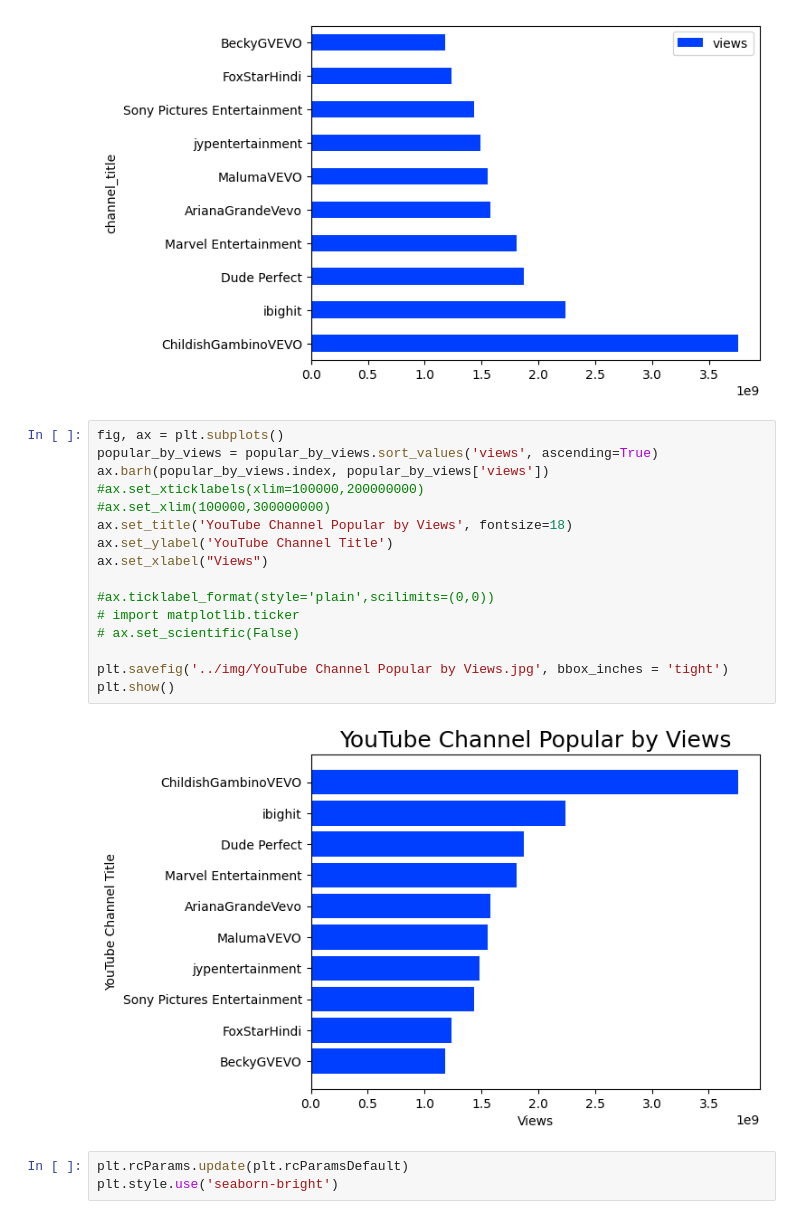
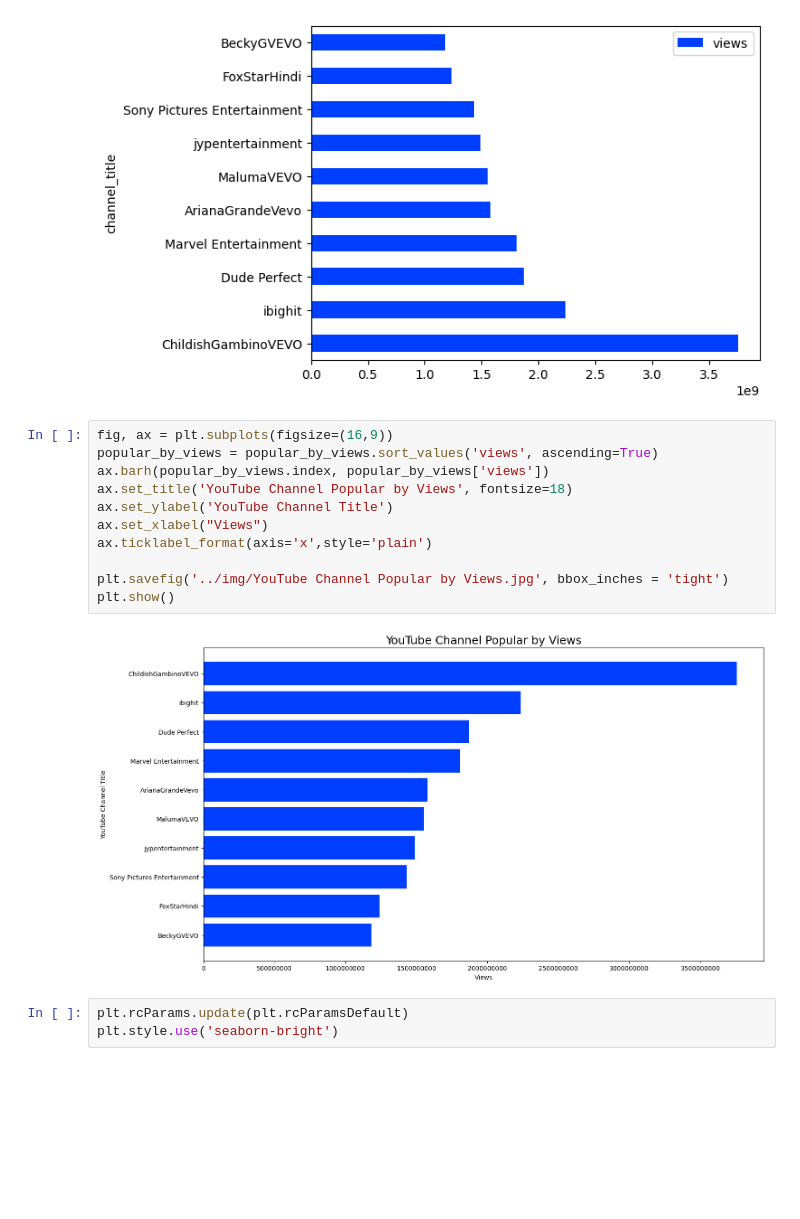
Before and after one commit to morgancoad/pandas-eda-casestudy-overview, a Jupyter notebook: notebooks/test_youtube.ipynb, the cells around one changed output. Cells and saved outputs as stored; diff of their text form; blank space fills up the shorter version.

```diff
--- a/notebooks/test_youtube.ipynb
+++ b/notebooks/test_youtube.ipynb
@@ -140,23 +153,18 @@ popular_by_views.plot(kind='barh')
 <AxesSubplot:ylabel='channel_title'>
 [figure]
 # %%
-fig, ax = plt.subplots()
+fig, ax = plt.subplots(figsize=(16,9))
 popular_by_views = popular_by_views.sort_values('views', ascending=True)
 ax.barh(popular_by_views.index, popular_by_views['views'])
-#ax.set_xticklabels(xlim=100000,200000000)
-#ax.set_xlim(100000,300000000)
 ax.set_title('YouTube Channel Popular by Views', fontsize=18)
 ax.set_ylabel('YouTube Channel Title')
 ax.set_xlabel("Views")
-
-#ax.ticklabel_format(style='plain',scilimits=(0,0))
-# import matplotlib.ticker
-# ax.set_scientific(False)
+ax.ticklabel_format(axis='x',style='plain')
 
 plt.savefig('../img/YouTube Channel Popular by Views.jpg', bbox_inches = 'tight')
 plt.show()
 # %% [output]
-[figure, old version]
+[figure, new version]
 # %%
 plt.rcParams.update(plt.rcParamsDefault)
 plt.style.use('seaborn-bright')
```
Also changed, not shown: parts of 4 cells of this notebook, 3 other files.
